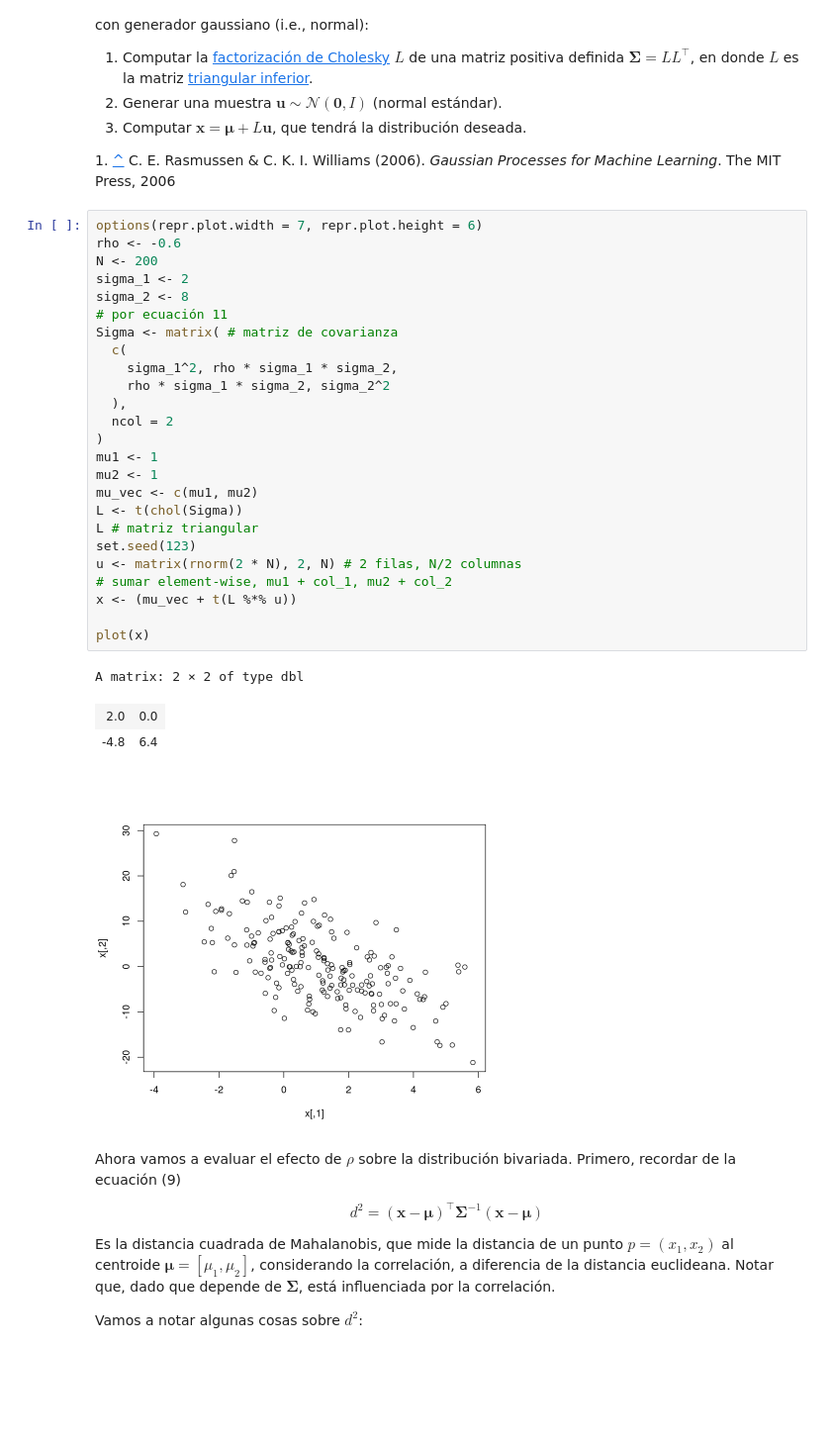
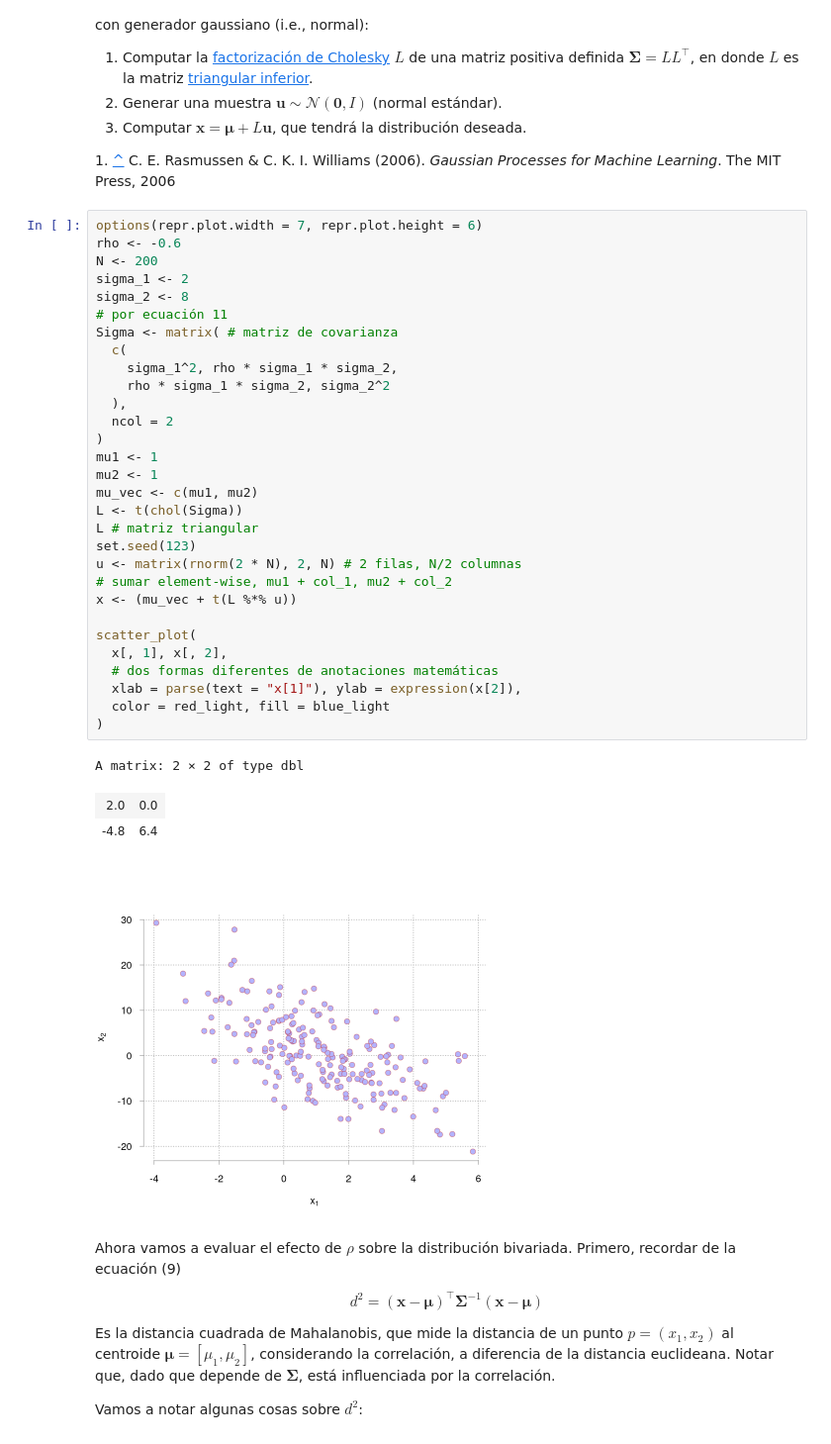
Before and after one commit to jealcalat/Analisis_multivariado-deprecated-, a Jupyter notebook: 2_modelos_multivariados/2.2_distribucion_multinormal.ipynb, the cells around one changed output. Shown at 99% size. Drawn from its saved outputs; the diff is of its cells as text; blank space fills up the shorter version.

```diff
--- a/2_modelos_multivariados/2.2_distribucion_multinormal.ipynb
+++ b/2_modelos_multivariados/2.2_distribucion_multinormal.ipynb
@@ -581,33 +535,38 @@ Algoritmo para generar muestras $\mathbf{x} \sim \mathcal{N}(\boldsymbol{\mu}, \
 # %%
 options(repr.plot.width = 7, repr.plot.height = 6)
 rho <- -0.6
 N <- 200
 sigma_1 <- 2
 sigma_2 <- 8
 # por ecuación 11
 Sigma <- matrix( # matriz de covarianza
   c(
     sigma_1^2, rho * sigma_1 * sigma_2,
     rho * sigma_1 * sigma_2, sigma_2^2
   ),
   ncol = 2
 )
 mu1 <- 1
 mu2 <- 1
 mu_vec <- c(mu1, mu2)
 L <- t(chol(Sigma))
 L # matriz triangular
 set.seed(123)
 u <- matrix(rnorm(2 * N), 2, N) # 2 filas, N/2 columnas
 # sumar element-wise, mu1 + col_1, mu2 + col_2
 x <- (mu_vec + t(L %*% u))
 
-plot(x)
+scatter_plot(
+  x[, 1], x[, 2],
+  # dos formas diferentes de anotaciones matemáticas
+  xlab = parse(text = "x[1]"), ylab = expression(x[2]),
+  color = red_light, fill = blue_light
+)
 # %% [output]
 A matrix: 2 × 2 of type dbl
 | 2.0 | 0.0 |
 | -4.8 | 6.4 |
-[figure, old version]
+[figure, new version]
 # %% [markdown]
 Ahora vamos a evaluar el efecto de $\rho$ sobre la distribución bivariada. Primero, recordar de la ecuación (9)
 
```
Also changed, not shown: parts of 11 cells of this notebook, 5 other files.
